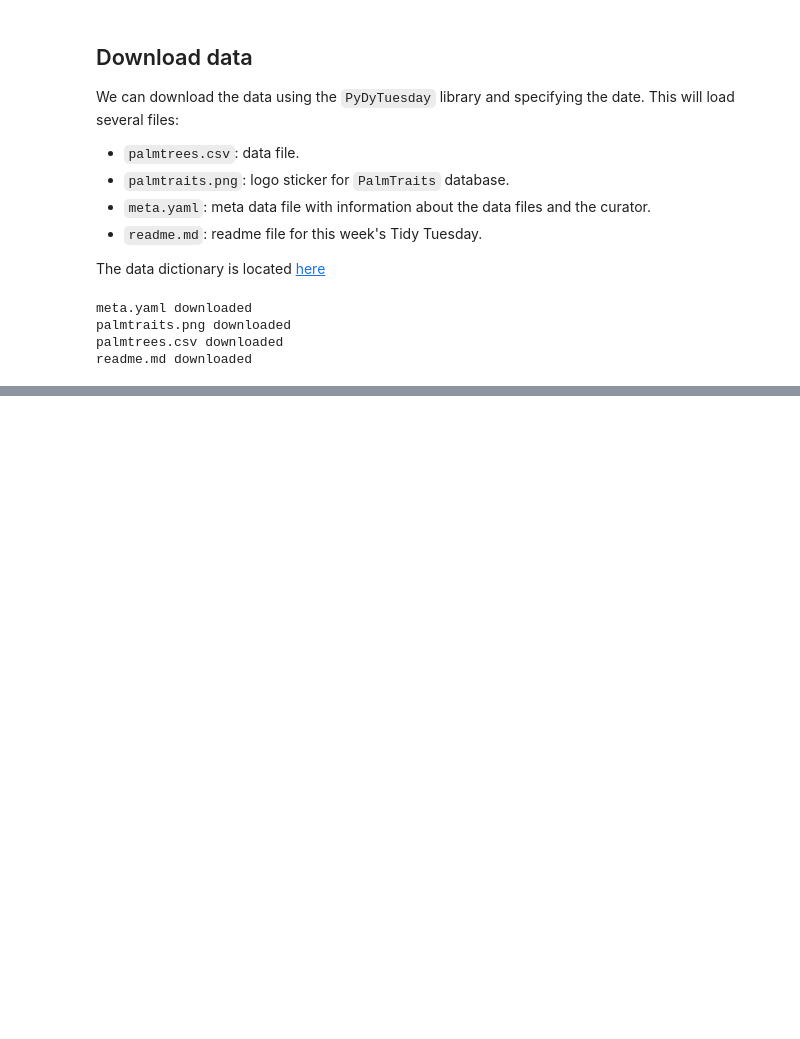
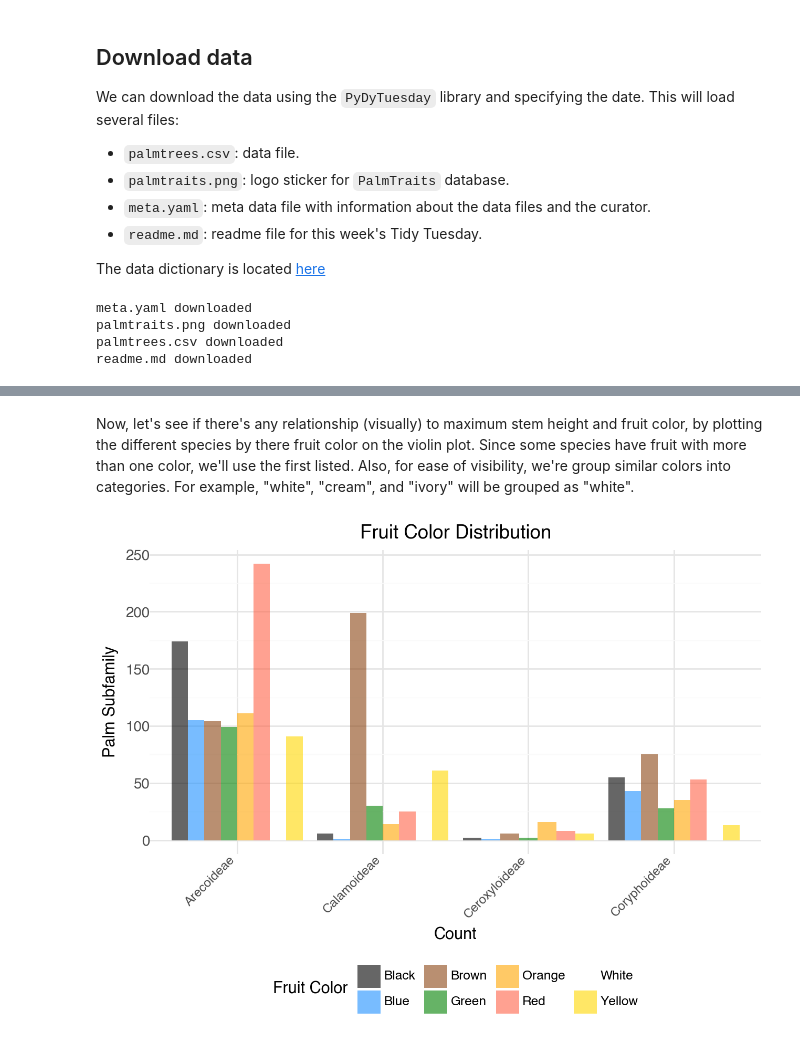
Before and after one commit to kylieainslie/pydy-tuesday, a Jupyter notebook: 2025-03-18/pt_2025-03-18.ipynb, the cells around one changed output, grey strips where cells are left out. Drawn from its saved outputs; the diff is of its cells as text; code cells hidden in the pictures; blank space fills up the shorter version.

```diff
--- a/2025-03-18/pt_2025-03-18.ipynb
+++ b/2025-03-18/pt_2025-03-18.ipynb
@@ -179,0 +122,68 @@ By determining the mean and standard deviations of scores for each metric, we se
+# %% [markdown]
+Now, let's see if there's any relationship (visually) to maximum stem height and fruit color, by plotting the different species by there fruit color on the violin plot. Since some species have fruit with more than one color, we'll use the first listed. Also, for ease of visibility, we're group similar colors into categories. For example, "white", "cream", and "ivory" will be grouped as "white".
+# %%
+# Split the 'main_fruit_colors' by the semicolon to separate colors
+split_fruit_colors = df['main_fruit_colors'].str.split(';', expand=True)
+
+# Create new vars for separated fruit colors
+df['first_color'] = split_fruit_colors[0]  # Always exists
+df['second_color'] = split_fruit_colors[1] if split_fruit_colors.shape[1] > 1 else None  # Assign None if there's no second color
+
+# Define a mapping from individual fruit colors to broader categories
+color_mapping = {
+    'black': 'Black',
+    'brown': 'Brown',
+    'green': 'Green',
+    'yellow': 'Yellow',
+    'red': 'Red',
+    'orange': 'Orange',
+    'purple': 'Blue',
+    'white': 'White',
+    'pink': 'Red',
+    'straw-coloured': 'Yellow',
+    'ivory': 'White',
+    'cream': 'White',
+    'grey': 'Black',
+    'blue': 'Blue'
+}
+
+category_colors = {
+    'Red': '#FF6347',    # Tomato Red
+    'Orange': '#FFA500', # Orange
+    'Yellow': '#FFD700', # Gold
+    'Green': '#008000',  # Green
+    'Blue': '#1E90FF',   # Dodger Blue
+    'Black': '#000000',  # Black
+    'White': '#FFFFFF',  # White
+    'Brown': '#8B4513',  # Saddle Brown
+}
+
+# Add a new column with the mapped category
+df['color_category'] = df['first_color'].map(color_mapping)
+
+# Summarize how many species of each subfamily have fruit of each color category
+df_summary = df.groupby(['palm_subfamily', 'color_category']).size().reset_index(name='species_count')
+
+plot_summary = (
+    p9.ggplot(df_summary, p9.aes(x='palm_subfamily', y='species_count', fill='color_category'))
+    + p9.geom_bar(stat='identity', position='dodge', show_legend=True, alpha=0.6)
+    + p9.scale_fill_manual(values=category_colors)
+    + p9.theme_minimal()
+    + p9.labs(
+        title="Fruit Color Distribution",
+        x="Count",
+        y="Palm Subfamily"
+    )
+    + p9.theme(
+        axis_text_x=p9.element_text(rotation=45, hjust=1),
+        axis_text_y=p9.element_text(size=10),
+        legend_position='bottom'
+    )
+    + p9.guides(
+        fill=p9.guide_legend(title="Fruit Color")
+    )
+)
+
+plot_summary
+# %% [output]
+[figure, added]
```
Also changed, not shown: parts of 20 cells of this notebook.
